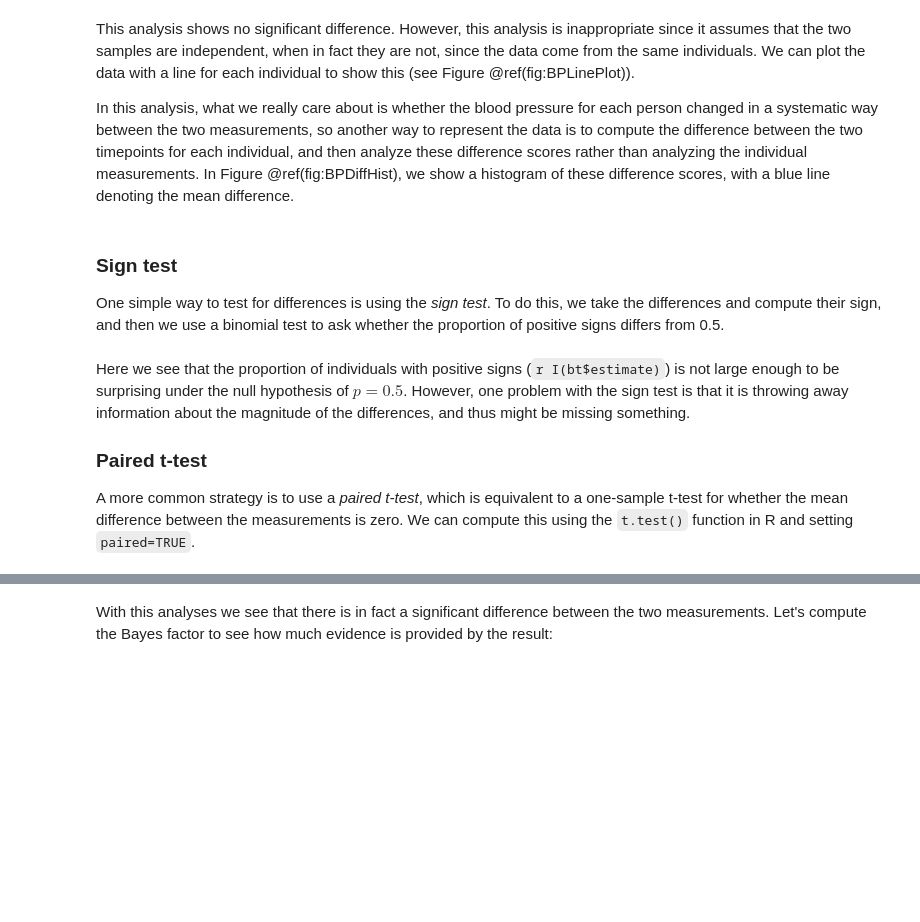
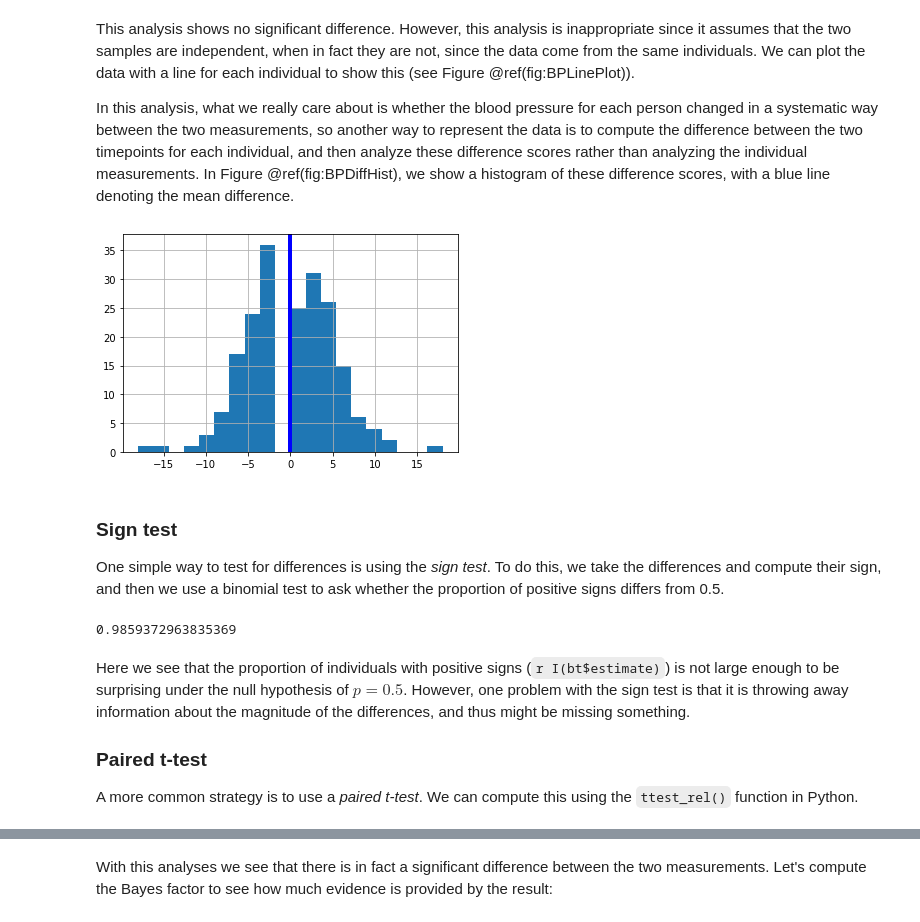
Before and after one commit to john-s-butler-dit/statsthinking21-python, a Jupyter notebook: notebooks/15-ComparingMeans.ipynb, the cells around one changed output, grey strips where cells are left out. Saved outputs shown, nothing was run; the diff lists cells and outputs as text; code cells hidden in the pictures; blank space fills up the shorter version.

````diff
--- a/notebooks/15-ComparingMeans.ipynb
+++ b/notebooks/15-ComparingMeans.ipynb
@@ -208,0 +210,4 @@ plot_grid(p1, p2)
+# %%
+BloodPressure['BPSdiff']=BloodPressure['SystolicBloodPres1StRdgMmHg']-BloodPressure['SystolicBloodPres2NdRdgMmHg']
+BloodPressure['meanBPS']=(BloodPressure['SystolicBloodPres1StRdgMmHg']+BloodPressure['SystolicBloodPres2NdRdgMmHg'])/2
+BloodPressure['diffPos']=BloodPressure['BPSdiff']>0
@@ -230,3 +240,9 @@ ggplot(NHANES_sample,aes(diff)) +
+# %%
+ax=BloodPressure['BPSdiff'].hist(bins=20)
+ax.axvline(BloodPressure['BPSdiff'].mean(),color='b',linewidth=4)
+plt.show()
+# %% [output]
+[figure, added]
 # %% [markdown]
 ### Sign test
 
@@ -241,5 +250,11 @@ bt
+# %%
+npos = np.sum(BloodPressure['diffPos'])
+bt=stats.binom_test(npos, n=BloodPressure.shape[0], p=0.5, alternative='greater')
+print(bt)
+# %% [output]
+0.9859372963835369
 # %% [markdown]
 Here we see that the proportion of individuals with positive signs (`r I(bt$estimate)`) is not large enough to be surprising under the null hypothesis of $p=0.5$. However, one problem with the sign test is that it is throwing away information about the magnitude of the differences, and thus might be missing something.
 
 ### Paired t-test
-A more common strategy is to use a *paired t-test*, which is equivalent to a one-sample t-test for whether the mean difference between the measurements is zero.  We can compute this using the ```t.test()``` function in R and setting ```paired=TRUE```.
+A more common strategy is to use a *paired t-test*. We can compute this using the ```ttest_rel()``` function in Python.
````
Also changed, not shown: parts of 20 cells of this notebook, 1 other file.
